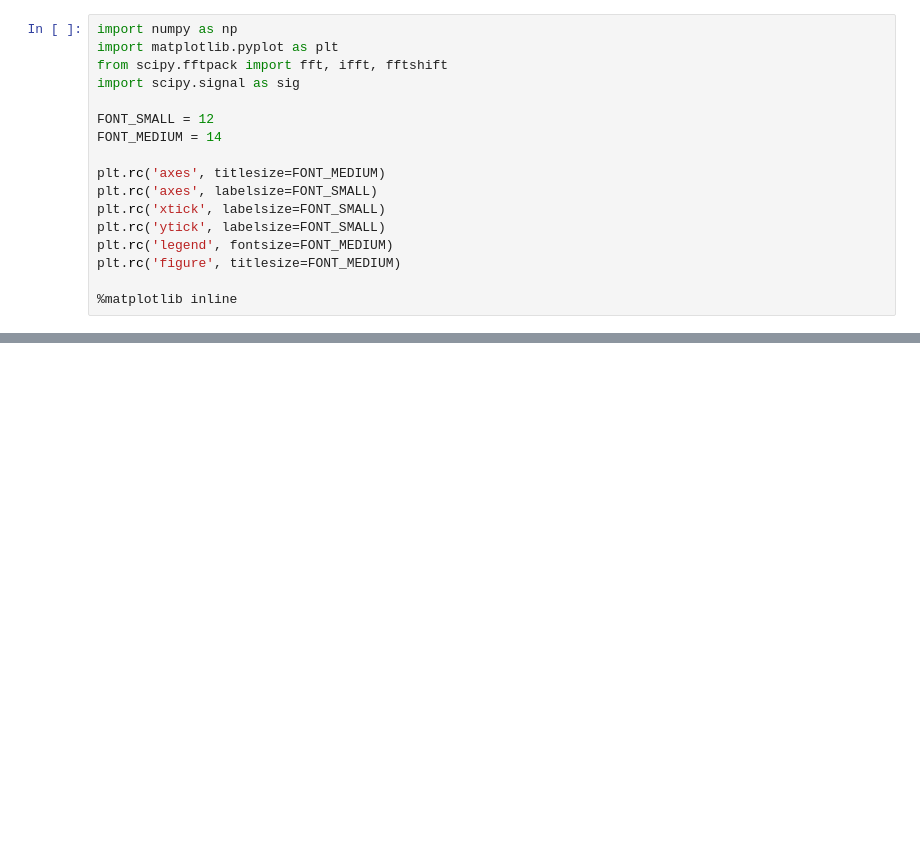
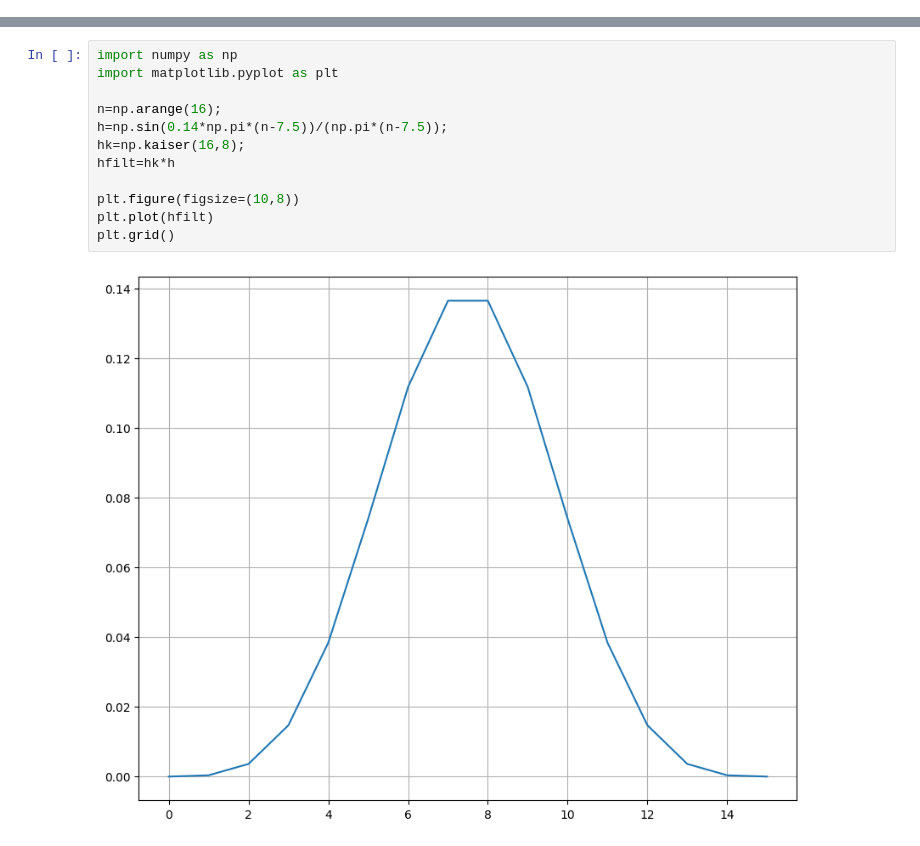
Before and after one commit to dhitsaanggara/TugasPSD_Job_3-4, a Jupyter notebook: Job_4.ipynb, the cells around one changed output, grey strips where cells are left out. Saved outputs shown, nothing was run; the diff lists cells and outputs as text; blank space fills up the shorter version.

```diff
--- a/Job_4.ipynb
+++ b/Job_4.ipynb
@@ -1,19 +1,2 @@
 # %% [markdown]
 <a href="https://colab.research.google.com/github/dhitsaanggara/TugasPSD_Job_3-4/blob/main/Job_4.ipynb" target="_parent"><img src="https://colab.research.google.com/assets/colab-badge.svg" alt="Open In Colab"/></a>
-# %%
-import numpy as np
-import matplotlib.pyplot as plt
-from scipy.fftpack import fft, ifft, fftshift
-import scipy.signal as sig
-
-FONT_SMALL = 12
-FONT_MEDIUM = 14
-
-plt.rc('axes', titlesize=FONT_MEDIUM)
-plt.rc('axes', labelsize=FONT_SMALL)
-plt.rc('xtick', labelsize=FONT_SMALL)
-plt.rc('ytick', labelsize=FONT_SMALL)
-plt.rc('legend', fontsize=FONT_MEDIUM)
-plt.rc('figure', titlesize=FONT_MEDIUM)
-
-%matplotlib inline
@@ -614,0 +6,14 @@ Grafik "Kaiser window":
+# %%
+import numpy as np
+import matplotlib.pyplot as plt
+
+n=np.arange(16);
+h=np.sin(0.14*np.pi*(n-7.5))/(np.pi*(n-7.5));
+hk=np.kaiser(16,8);
+hfilt=hk*h
+
+plt.figure(figsize=(10,8))
+plt.plot(hfilt)
+plt.grid()
+# %% [output]
+[figure, added]
```
Also changed, not shown: parts of 58 cells of this notebook.
